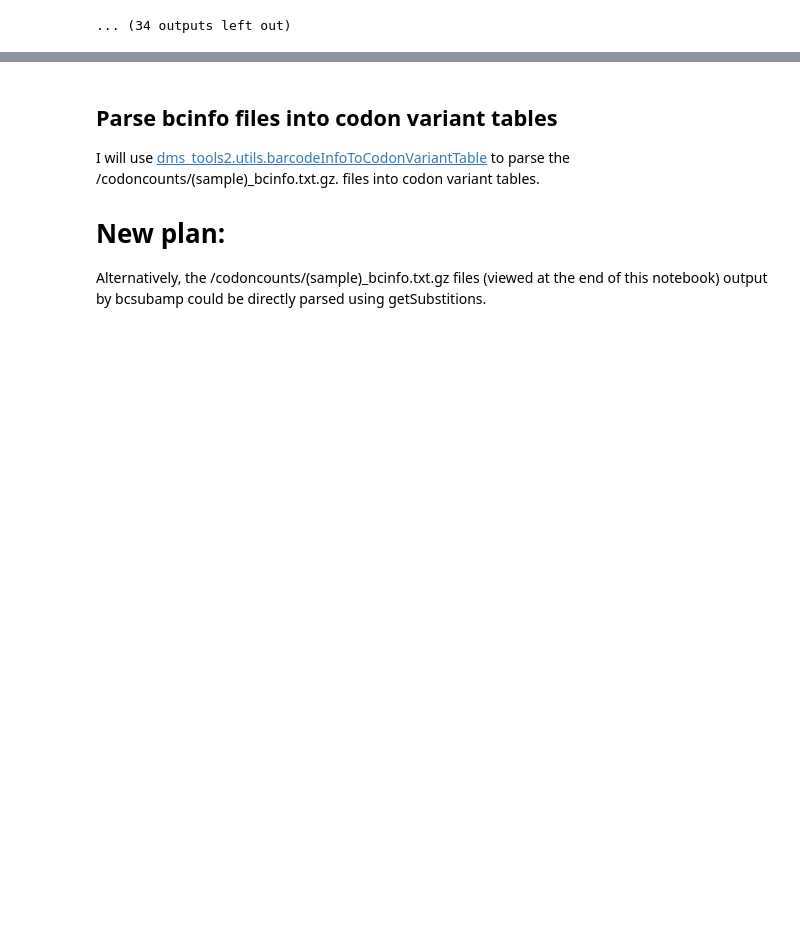
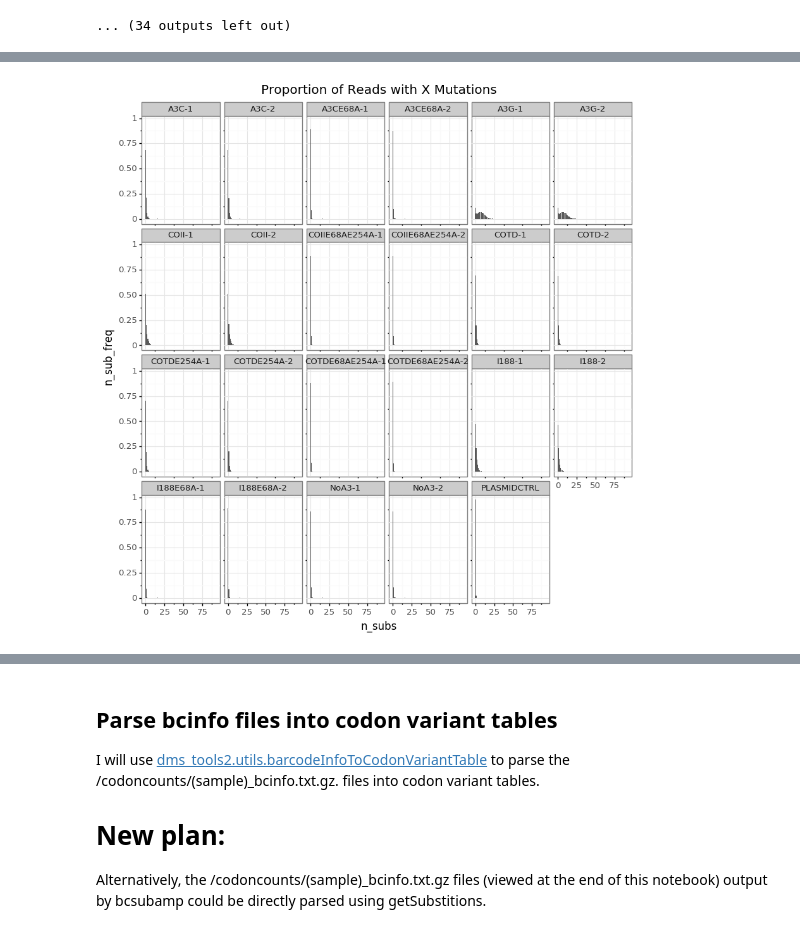
Before and after one commit to jbloomlab/SuperRestrictionFactor_Hypermutation, a Jupyter notebook: analysis_notebook.ipynb, the cells around one changed output, grey strips where cells are left out. Drawn from its saved outputs; the diff is of its cells as text; code cells hidden in the pictures; blank space fills up the shorter version.

```diff
--- a/analysis_notebook.ipynb
+++ b/analysis_notebook.ipynb
@@ -528,0 +578,7 @@ COTD-1
+# %%
+all_sub_counts_df = pd.DataFrame()
+for sample in df_samplenames:
+    sample_df = sub_count_dfs[sample]
+    sample_df['Sample'] = [sample]*len(sample_df)
+    all_sub_counts_df = all_sub_counts_df.append(sample_df, ignore_index=True)
+display(all_sub_counts_df)
@@ -529 +599,13 @@ COTD-1
+# %%
+mut_freq_plot = (ggplot(all_sub_counts_df, aes(x='n_subs', y='n_sub_freq')) +
+                  geom_bar(stat='identity') +
+                  facet_wrap('~ Sample', ncol=6) +
+                  labs(title='Proportion of Reads with X Mutations') +
+                  theme(axis_text_x=element_text(angle=0),
+                        figure_size=(10, 10),
+                       )
+                  )
+_ = mut_freq_plot.draw()
+# %% [output]
+[figure, added]
 # %%
```
Also changed, not shown: parts of 12 cells of this notebook, 1 other file.
